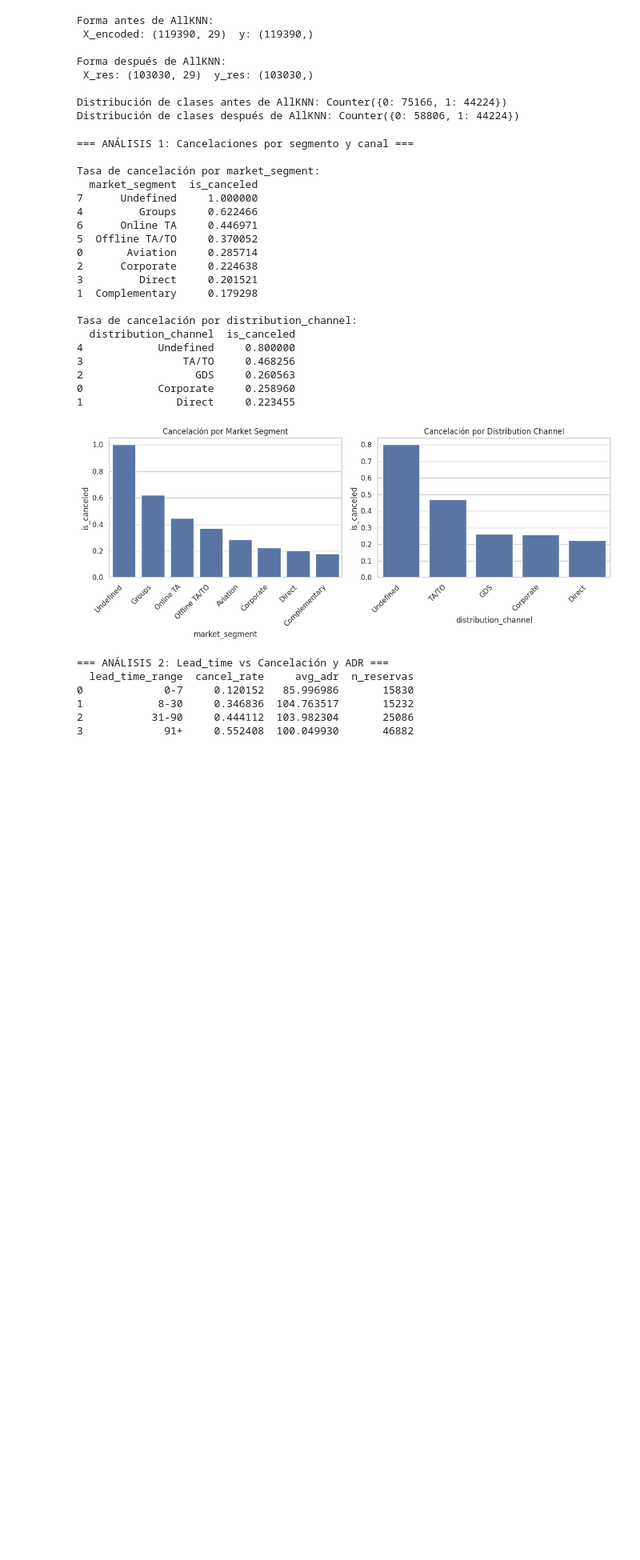
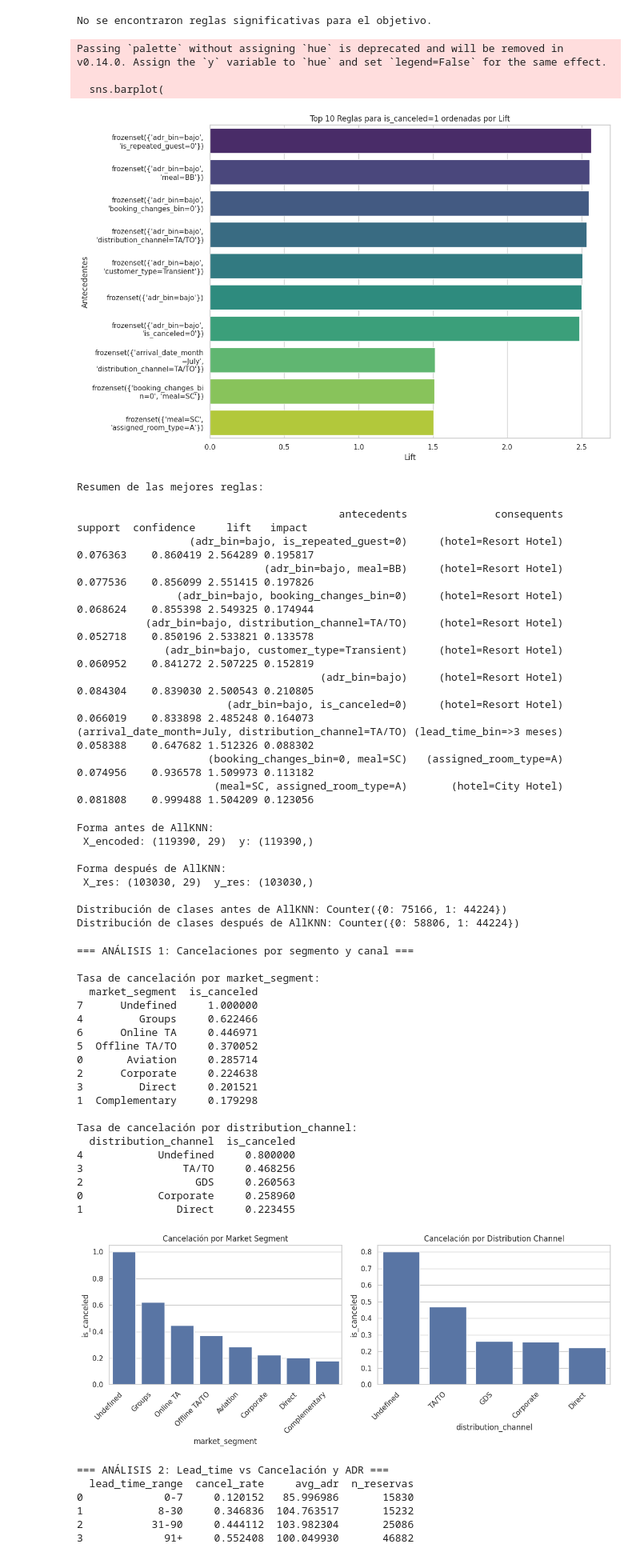
Before and after one commit to adrianoggm/SIGE_Theory-Proyect-Hotel-Dataset, a Jupyter notebook: analisisconmpleto.ipynb, the cells around one changed output. Shown at 80% size. Cells and saved outputs as stored; diff of their text form; code cells hidden in the pictures; blank space fills up the shorter version.

```diff
--- a/analisisconmpleto.ipynb
+++ b/analisisconmpleto.ipynb
@@ -112,7 +112,7 @@ def prepare_numeric_bins(df):
     return df
 
 
-def improved_association_analysis(df, target_var='is_canceled', min_support=0.05, min_confidence=0.6):
+def improved_association_analysis(df, target_var='is_canceled', min_support=0.05, min_confidence=0.6, obj=False):
     """
     Realiza un análisis de reglas de asociación mejorado para predecir cancelaciones de hotel.
     """
@@ -154,49 +154,80 @@ def improved_association_analysis(df, target_var='is_canceled', min_support=0.05
 
     # 6. Reglas de asociación
     rules = association_rules(frequent_itemsets, metric="confidence", min_threshold=min_confidence)
-    rules = rules[
-        (rules['antecedents'].apply(len) <= 2) &
-        (rules['consequents'].apply(len) == 1) &
-        (rules['consequents'].astype(str).str.contains(f"{target_var}="))
-    ]
+    if obj:
+        rules = rules[
+            (rules['antecedents'].apply(len) <= 2) &
+            (rules['consequents'].apply(len) == 1) &
+            (rules['consequents'].astype(str).str.contains(f"{target_var}="))
+        ]
+    else:
+        rules = rules[
+            (rules['antecedents'].apply(len) <= 2) &
+            (rules['consequents'].apply(len) == 1)
+        ]
+
     rules['impact'] = rules['support'] * rules['lift']
 
     # 7. Visualización
-    plot_top_rules(rules, target_value=f"{target_var}=1")
+    plot_top_rules(rules, target_value=f"{target_var}=1", obj = obj)
 
     return rules.sort_values(by=['lift', 'confidence'], ascending=False)
 
-def plot_top_rules(rules, target_value, top_n=10):
+def plot_top_rules(rules, target_value, top_n=10, obj = False):
     """Visualiza las mejores reglas que predicen el valor objetivo."""
-    target_rules = rules[rules['consequents'].astype(str).str.contains(target_value)]
+    if obj:
+        target_rules = rules[rules['consequents'].astype(str).str.contains(target_value)]
+    else:
+        target_rules = rules
 
     if len(target_rules) == 0:
         print("No se encontraron reglas significativas para el objetivo.")
         return
 
     top_rules = target_rules.sort_values(by='lift', ascending=False).head(top_n)
 
     plt.figure(figsize=(12, 8))
     sns.barplot(
         x='lift',
         y=top_rules['antecedents'].astype(str).str.wrap(30),
         data=top_rules,
         palette='viridis'
     )
     plt.title(f"Top {top_n} Reglas para {target_value} ordenadas por Lift")
     plt.xlabel("Lift")
     plt.ylabel("Antecedentes")
     plt.tight_layout()
     plt.show()
 
     # Mostrar resumen en tabla
     display_cols = ['antecedents', 'consequents', 'support', 'confidence', 'lift', 'impact']
     print("\nResumen de las mejores reglas:\n")
     print(top_rules[display_cols].sort_values(by='lift', ascending=False).to_string(index=False))
 
-# rules_cancel = improved_association_analysis(df, target_var='is_canceled')
+
 df_binned = prepare_numeric_bins(df)
-rules_cancel = improved_association_analysis(df_binned, target_var='is_canceled')
+rules_cancel = improved_association_analysis(df_binned, target_var='is_canceled', obj=True)
+
+rules_cancel = improved_association_analysis(df_binned, target_var='is_canceled', obj=False)
+# %% [output]
+No se encontraron reglas significativas para el objetivo.
+Passing `palette` without assigning `hue` is deprecated and will be removed in v0.14.0. Assign the `y` variable to `hue` and set `legend=False` for the same effect.
+
+  sns.barplot(
+[figure, added]
+Resumen de las mejores reglas:
+
+                                          antecedents              consequents  support  confidence     lift   impact
+                  (adr_bin=bajo, is_repeated_guest=0)     (hotel=Resort Hotel) 0.076363    0.860419 2.564289 0.195817
+                              (adr_bin=bajo, meal=BB)     (hotel=Resort Hotel) 0.077536    0.856099 2.551415 0.197826
+                (adr_bin=bajo, booking_changes_bin=0)     (hotel=Resort Hotel) 0.068624    0.855398 2.549325 0.174944
+           (adr_bin=bajo, distribution_channel=TA/TO)     (hotel=Resort Hotel) 0.052718    0.850196 2.533821 0.133578
+              (adr_bin=bajo, customer_type=Transient)     (hotel=Resort Hotel) 0.060952    0.841272 2.507225 0.152819
+                                       (adr_bin=bajo)     (hotel=Resort Hotel) 0.084304    0.839030 2.500543 0.210805
+                        (adr_bin=bajo, is_canceled=0)     (hotel=Resort Hotel) 0.066019    0.833898 2.485248 0.164073
+(arrival_date_month=July, distribution_channel=TA/TO) (lead_time_bin=>3 meses) 0.058388    0.647682 1.512326 0.088302
+                     (booking_changes_bin=0, meal=SC)   (assigned_room_type=A) 0.074956    0.936578 1.509973 0.113182
+                      (meal=SC, assigned_room_type=A)       (hotel=City Hotel) 0.081808    0.999488 1.504209 0.123056
 # %%
 # ------------------------------------------------------------
 # 3) LIMPIEZA CON ALLKNN PARA ELIMINAR RUIDO
```
Also changed, not shown: 2 other files.
